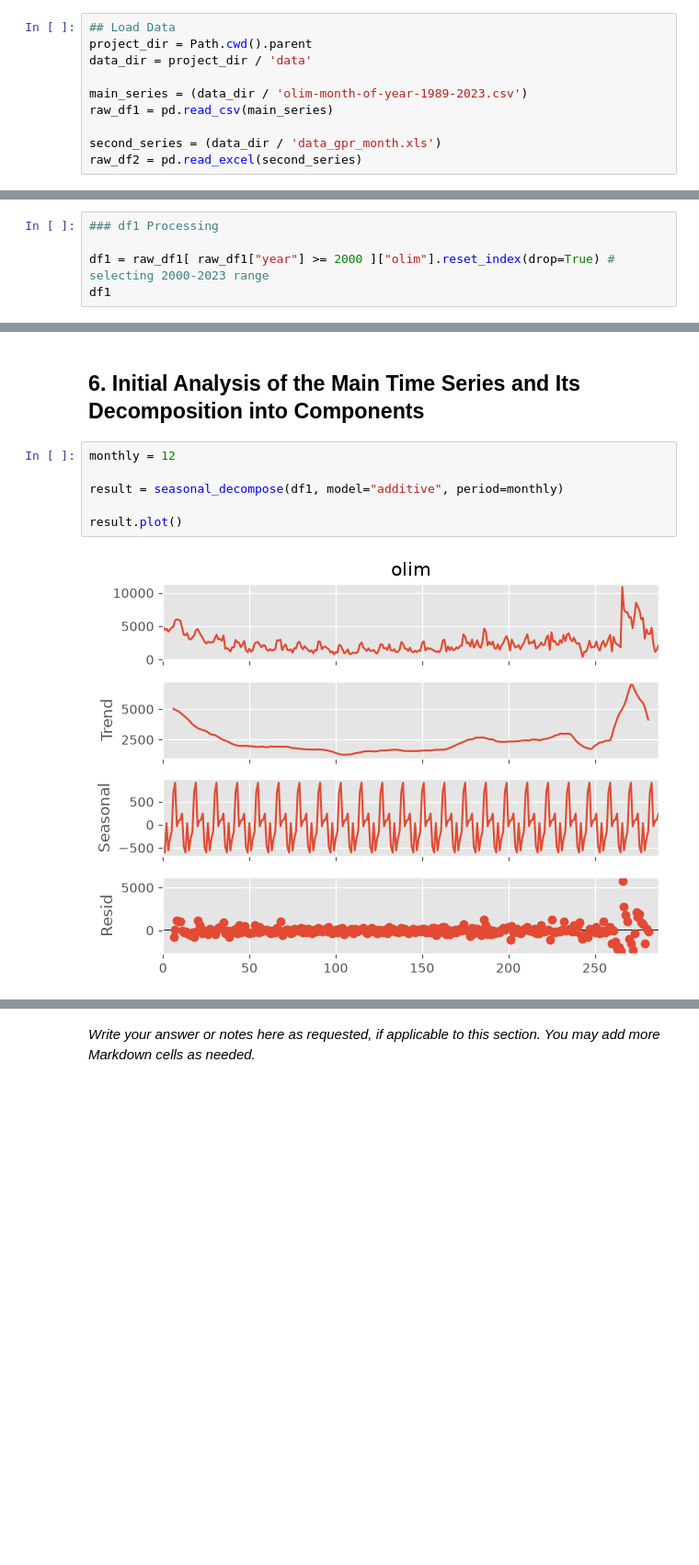
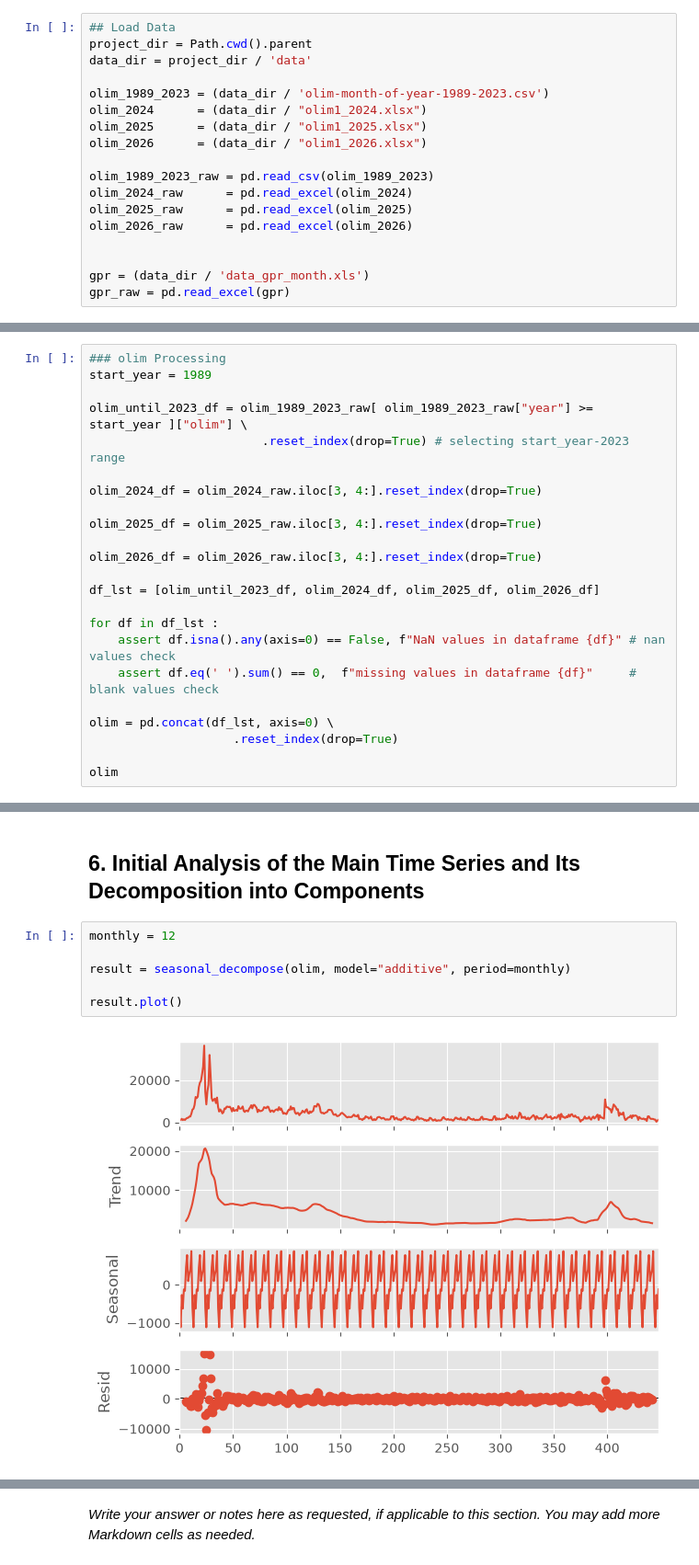
Before and after one commit to davidlvt6992/Time-Series-Analysis, a Jupyter notebook: notebooks/eng_template_project1_id1_id2.ipynb, the cells around one changed output, grey strips where cells are left out. Shown at 92% size. Cells and saved outputs as stored; diff of their text form; blank space fills up the shorter version.

Commit message:
Added 2024-2026 olim to data ; updated notebook and refiend tests for missing values and blanks

```diff
--- a/notebooks/eng_template_project1_id1_id2.ipynb
+++ b/notebooks/eng_template_project1_id1_id2.ipynb
@@ -19,11 +19,19 @@ pd.set_option('display.max_columns', 30)
 project_dir = Path.cwd().parent
 data_dir = project_dir / 'data'
 
-main_series = (data_dir / 'olim-month-of-year-1989-2023.csv')
-raw_df1 = pd.read_csv(main_series)
+olim_1989_2023 = (data_dir / 'olim-month-of-year-1989-2023.csv')
+olim_2024      = (data_dir / "olim1_2024.xlsx")
+olim_2025      = (data_dir / "olim1_2025.xlsx")
+olim_2026      = (data_dir / "olim1_2026.xlsx")
 
-second_series = (data_dir / 'data_gpr_month.xls')
-raw_df2 = pd.read_excel(second_series)
+olim_1989_2023_raw = pd.read_csv(olim_1989_2023)
+olim_2024_raw      = pd.read_excel(olim_2024)
+olim_2025_raw      = pd.read_excel(olim_2025)
+olim_2026_raw      = pd.read_excel(olim_2026)
+
+
+gpr = (data_dir / 'data_gpr_month.xls')
+gpr_raw = pd.read_excel(gpr)
 # %% [markdown]
 ## 1. Description of the Selected Time Series and Their Expected Relationship
 # %% [markdown]
@@ -99,8 +133,26 @@ raw_df2.head(n=20)
 # %% [markdown]
 ## 3. Description of the Processing Applied to the Time Series
 # %%
-### df1 Processing
+### olim Processing
+start_year = 1989
 
-df1 = raw_df1[ raw_df1["year"] >= 2000 ]["olim"].reset_index(drop=True) # selecting 2000-2023 range
-df1
+olim_until_2023_df = olim_1989_2023_raw[ olim_1989_2023_raw["year"] >= start_year ]["olim"] \
+                        .reset_index(drop=True) # selecting start_year-2023 range
+
+olim_2024_df = olim_2024_raw.iloc[3, 4:].reset_index(drop=True)
+
+olim_2025_df = olim_2025_raw.iloc[3, 4:].reset_index(drop=True)
+
+olim_2026_df = olim_2026_raw.iloc[3, 4:].reset_index(drop=True)
+
+df_lst = [olim_until_2023_df, olim_2024_df, olim_2025_df, olim_2026_df]
+
+for df in df_lst :
+    assert df.isna().any(axis=0) == False, f"NaN values in dataframe {df}" # nan values check
+    assert df.eq(' ').sum() == 0,  f"missing values in dataframe {df}"     # blank values check
+
+olim = pd.concat(df_lst, axis=0) \
+                    .reset_index(drop=True)
+
+olim
 # %% [output]
@@ -179,8 +241,8 @@ final_df
 # %%
 monthly = 12
 
-result = seasonal_decompose(df1, model="additive", period=monthly)
+result = seasonal_decompose(olim, model="additive", period=monthly)
 
 result.plot()
 # %% [output]
-[figure, old version]
+[figure, new version]
```
Also changed, not shown: parts of 9 cells of this notebook, 3 other files.
